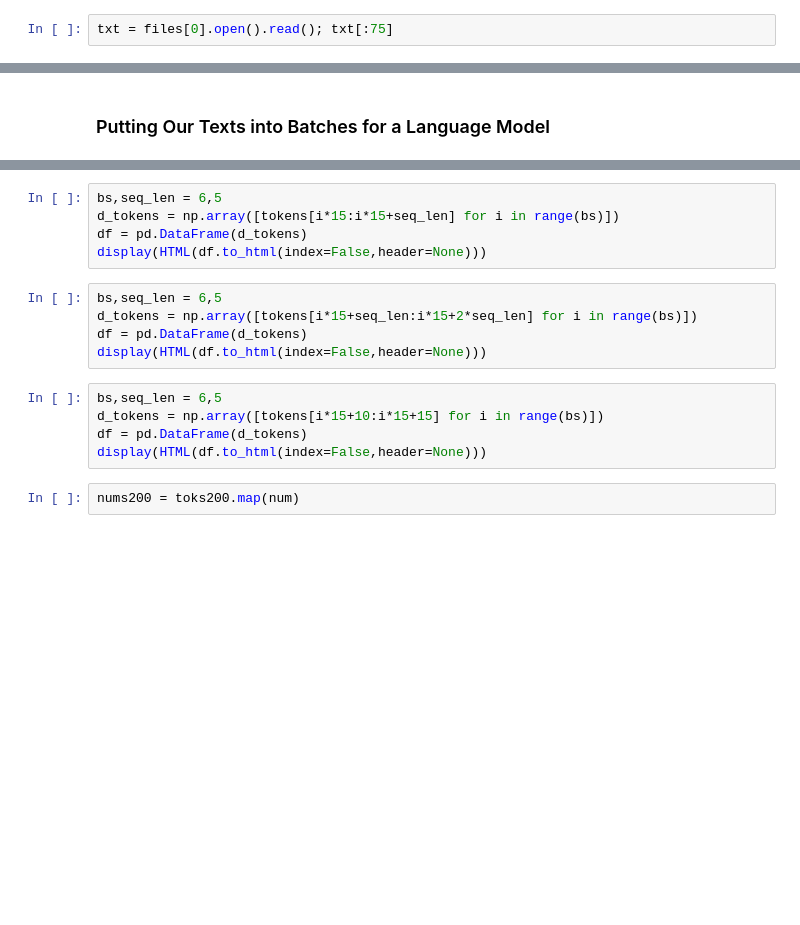
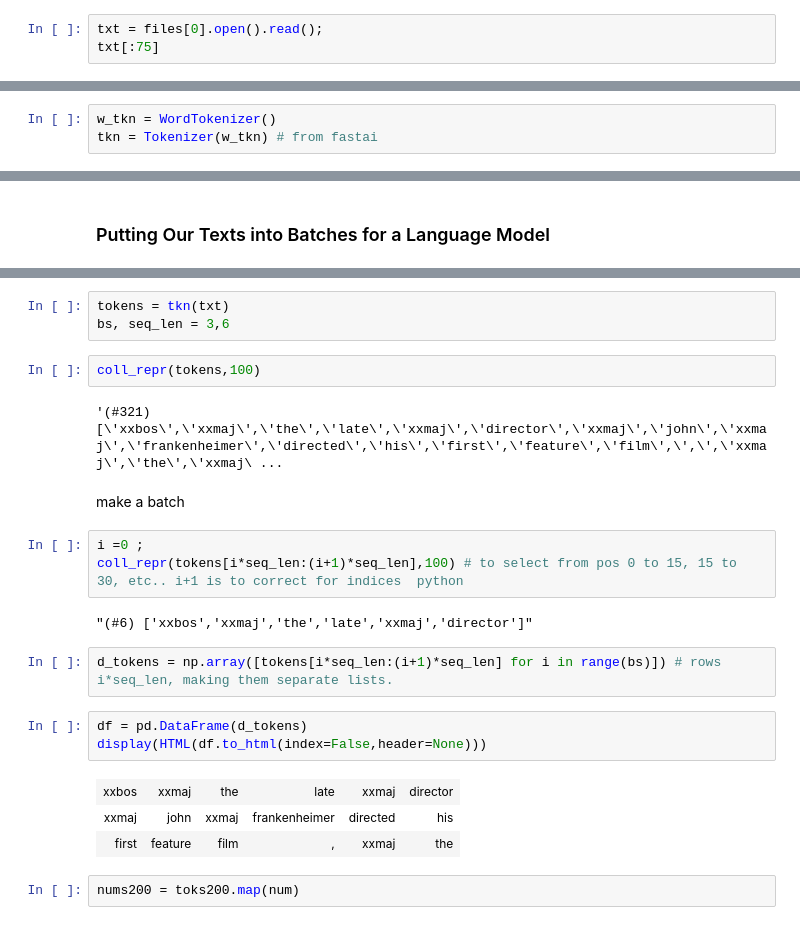
Before and after one commit to thatgeeman/fastbook, a Jupyter notebook: clean/10_nlp.ipynb, the cells around one changed output, grey strips where cells are left out. Saved outputs shown, nothing was run; the diff lists cells and outputs as text; blank space fills up the shorter version.

```diff
--- a/clean/10_nlp.ipynb
+++ b/clean/10_nlp.ipynb
@@ -23,2 +42,3 @@ files = get_text_files(path, folders = ['train', 'test', 'unsup'])
 # %%
-txt = files[0].open().read(); txt[:75]
+txt = files[0].open().read();
+txt[:75]
@@ -33,0 +63,3 @@ print(coll_repr(tkn(txt), 31))
+# %%
+w_tkn = WordTokenizer()
+tkn = Tokenizer(w_tkn) # from fastai
@@ -78,18 +146,26 @@ display(HTML(df.to_html(index=False,header=None)))
+# %%
+tokens = tkn(txt)
+bs, seq_len = 3,6
+# %%
+coll_repr(tokens,100)
+# %% [output]
+'(#321) [\'xxbos\',\'xxmaj\',\'the\',\'late\',\'xxmaj\',\'director\',\'xxmaj\',\'john\',\'xxmaj\',\'frankenheimer\',\'directed\',\'his\',\'first\',\'feature\',\'film\',\',\',\'xxmaj\',\'the\',\'xxmaj\ ...
+# %% [markdown]
+make a batch
+# %%
+i =0 ;
+coll_repr(tokens[i*seq_len:(i+1)*seq_len],100) # to select from pos 0 to 15, 15 to 30, etc.. i+1 is to correct for indices  python
+# %% [output]
+"(#6) ['xxbos','xxmaj','the','late','xxmaj','director']"
+# %%
+d_tokens = np.array([tokens[i*seq_len:(i+1)*seq_len] for i in range(bs)]) # rows i*seq_len, making them separate lists.
 # %%
-bs,seq_len = 6,5
-d_tokens = np.array([tokens[i*15:i*15+seq_len] for i in range(bs)])
 df = pd.DataFrame(d_tokens)
 display(HTML(df.to_html(index=False,header=None)))
+# %% [output]
+| xxbos | xxmaj | the | late | xxmaj | director |
+| xxmaj | john | xxmaj | frankenheimer | directed | his |
+| first | feature | film | , | xxmaj | the |
-# %%
-bs,seq_len = 6,5
-d_tokens = np.array([tokens[i*15+seq_len:i*15+2*seq_len] for i in range(bs)])
-df = pd.DataFrame(d_tokens)
-display(HTML(df.to_html(index=False,header=None)))
-# %%
-bs,seq_len = 6,5
-d_tokens = np.array([tokens[i*15+10:i*15+15] for i in range(bs)])
-df = pd.DataFrame(d_tokens)
-display(HTML(df.to_html(index=False,header=None)))
 # %%
 nums200 = toks200.map(num)
 # %%
```
Also changed, not shown: parts of 52 cells of this notebook, 1 other file.
